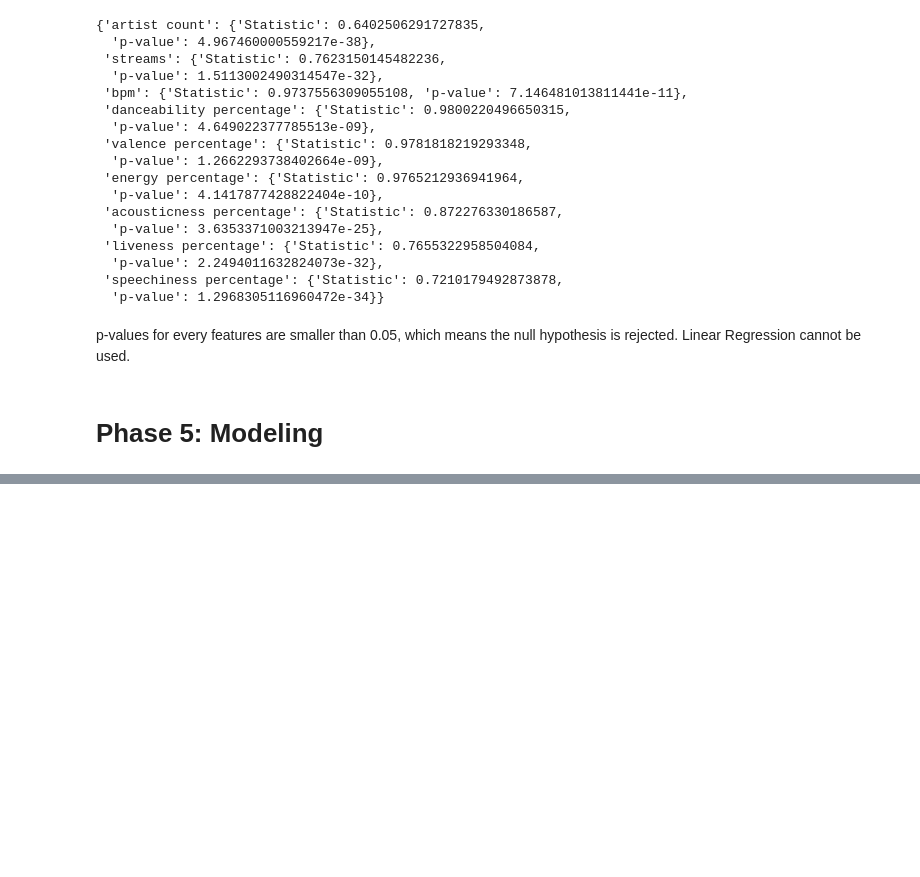
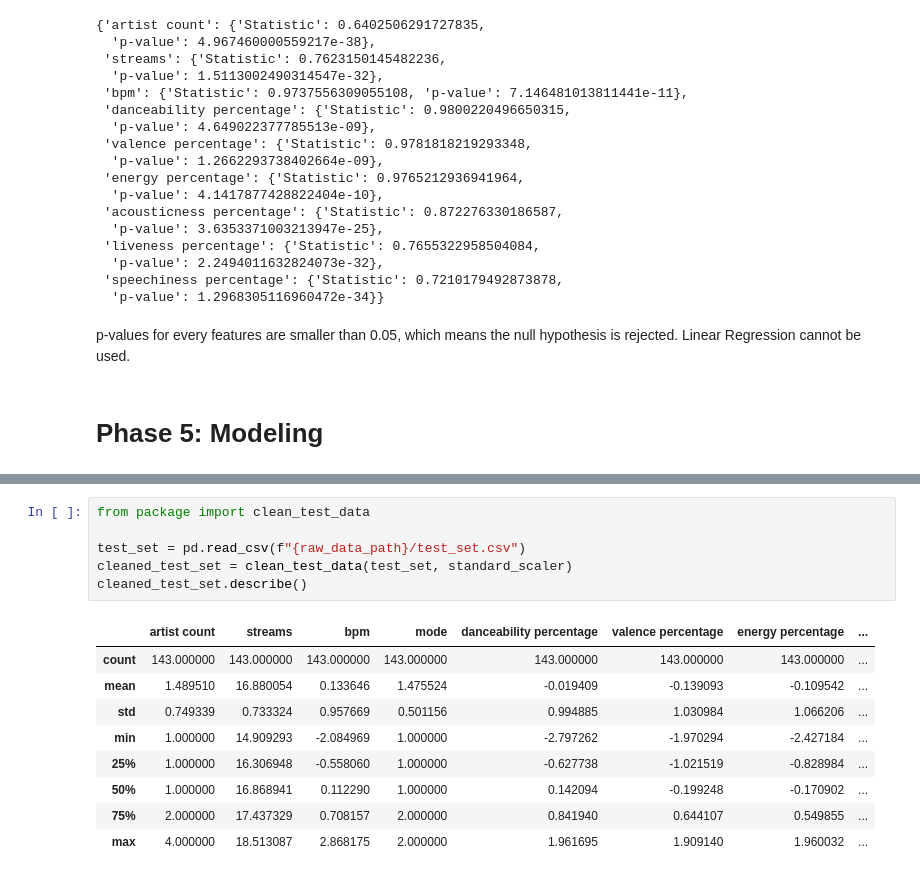
Before and after one commit to daoviethoang1402/audio-pop-corr-analysis, a Jupyter notebook: notebooks/notebook.ipynb, the cells around one changed output, grey strips where cells are left out. Drawn from its saved outputs; the diff is of its cells as text; blank space fills up the shorter version.

Commit message:
clean_test_data

```diff
--- a/notebooks/notebook.ipynb
+++ b/notebooks/notebook.ipynb
@@ -956,0 +969,16 @@ p-values for every features are smaller than 0.05, which means the null hypothes
+# %%
+from package import clean_test_data
+
+test_set = pd.read_csv(f"{raw_data_path}/test_set.csv")
+cleaned_test_set = clean_test_data(test_set, standard_scaler)
+cleaned_test_set.describe()
+# %% [output]
+|  | artist count | streams | bpm | mode | danceability percentage | valence percentage | energy percentage | ... |
+| count | 143.000000 | 143.000000 | 143.000000 | 143.000000 | 143.000000 | 143.000000 | 143.000000 | ... |
+| mean | 1.489510 | 16.880054 | 0.133646 | 1.475524 | -0.019409 | -0.139093 | -0.109542 | ... |
+| std | 0.749339 | 0.733324 | 0.957669 | 0.501156 | 0.994885 | 1.030984 | 1.066206 | ... |
+| min | 1.000000 | 14.909293 | -2.084969 | 1.000000 | -2.797262 | -1.970294 | -2.427184 | ... |
+| 25% | 1.000000 | 16.306948 | -0.558060 | 1.000000 | -0.627738 | -1.021519 | -0.828984 | ... |
+| 50% | 1.000000 | 16.868941 | 0.112290 | 1.000000 | 0.142094 | -0.199248 | -0.170902 | ... |
+| 75% | 2.000000 | 17.437329 | 0.708157 | 2.000000 | 0.841940 | 0.644107 | 0.549855 | ... |
+| max | 4.000000 | 18.513087 | 2.868175 | 2.000000 | 1.961695 | 1.909140 | 1.960032 | ... |
```
Also changed, not shown: parts of 2 cells of this notebook, 1 other file.
